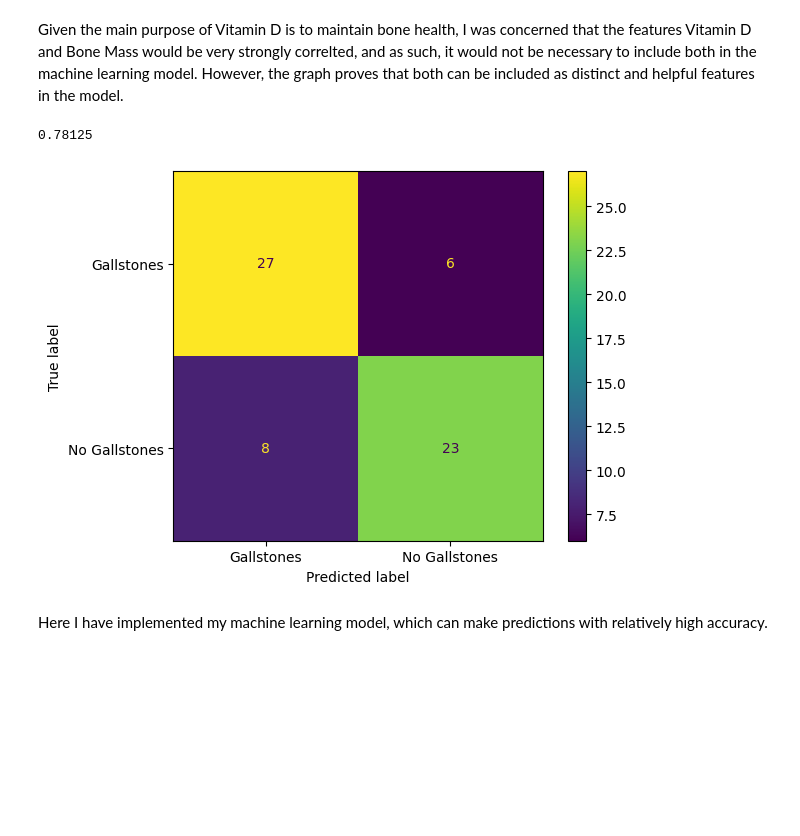
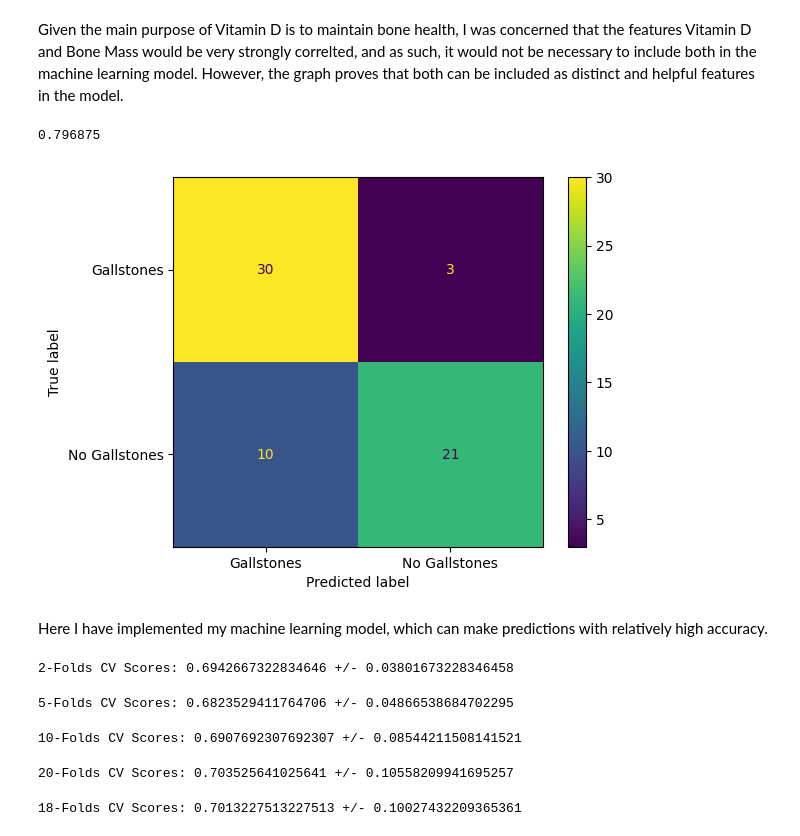
Before and after one commit to DanielT118/Gallstones-Research-Project, a Jupyter notebook: Gallstones_Research_Project.ipynb, the cells around one changed output. Saved outputs shown, nothing was run; the diff lists cells and outputs as text; code cells hidden in the pictures; blank space fills up the shorter version.

```diff
--- a/Gallstones_Research_Project.ipynb
+++ b/Gallstones_Research_Project.ipynb
@@ -233,17 +233,42 @@ Given the main purpose of Vitamin D is to maintain bone health, I was concerned
 # %%
 features = df[['C-Reactive Protein (CRP)', 'Vitamin D', 'Bone Mass (BM)']]
 labels = df['Gallstone Status']
 X_train, X_test, y_train, y_test = model_selection.train_test_split(features, labels, test_size=0.2, random_state = 42)
 from sklearn.neighbors import KNeighborsClassifier
-model = KNeighborsClassifier(n_neighbors = 3)
+model = KNeighborsClassifier(n_neighbors = 2)
 model.fit(X_train, y_train)
 pred = model.predict(X_test)
 print(metrics.accuracy_score(y_test, pred))
 metrics.ConfusionMatrixDisplay.from_predictions(y_test, pred, display_labels = ['Gallstones', 'No Gallstones'])
 
 plt.show()
 # %% [output]
-0.78125
+0.796875
-[figure, old version]
+[figure, new version]
 # %% [markdown]
 Here I have implemented my machine learning model, which can make predictions with relatively high accuracy.
+# %%
+scores = cross_val_score(model, X_train, y_train, cv=2)
+print("2-Folds CV Scores: " + str(scores.mean()) + " +/- " + str(scores.std()))
+# %% [output]
+2-Folds CV Scores: 0.6942667322834646 +/- 0.03801673228346458
+# %%
+scores = cross_val_score(model, X_train, y_train, cv=5)
+print("5-Folds CV Scores: " + str(scores.mean()) + " +/- " + str(scores.std()))
+# %% [output]
+5-Folds CV Scores: 0.6823529411764706 +/- 0.04866538684702295
+# %%
+scores = cross_val_score(model, X_train, y_train, cv=10)
+print("10-Folds CV Scores: " + str(scores.mean()) + " +/- " + str(scores.std()))
+# %% [output]
+10-Folds CV Scores: 0.6907692307692307 +/- 0.08544211508141521
+# %%
+scores = cross_val_score(model, X_train, y_train, cv=20)
+print("20-Folds CV Scores: " + str(scores.mean()) + " +/- " + str(scores.std()))
+# %% [output]
+20-Folds CV Scores: 0.703525641025641 +/- 0.10558209941695257
+# %%
+scores = cross_val_score(model, X_train, y_train, cv= 18 )
+print("18-Folds CV Scores: " + str(scores.mean()) + " +/- " + str(scores.std()))
+# %% [output]
+18-Folds CV Scores: 0.7013227513227513 +/- 0.10027432209365361
```
Also changed, not shown: parts of 4 cells of this notebook.
